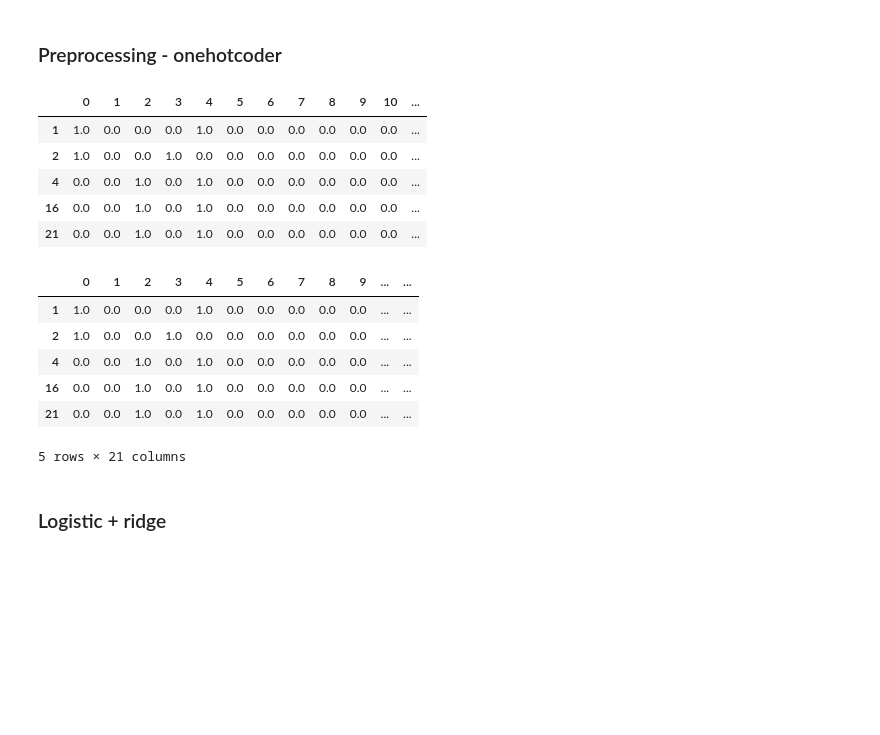
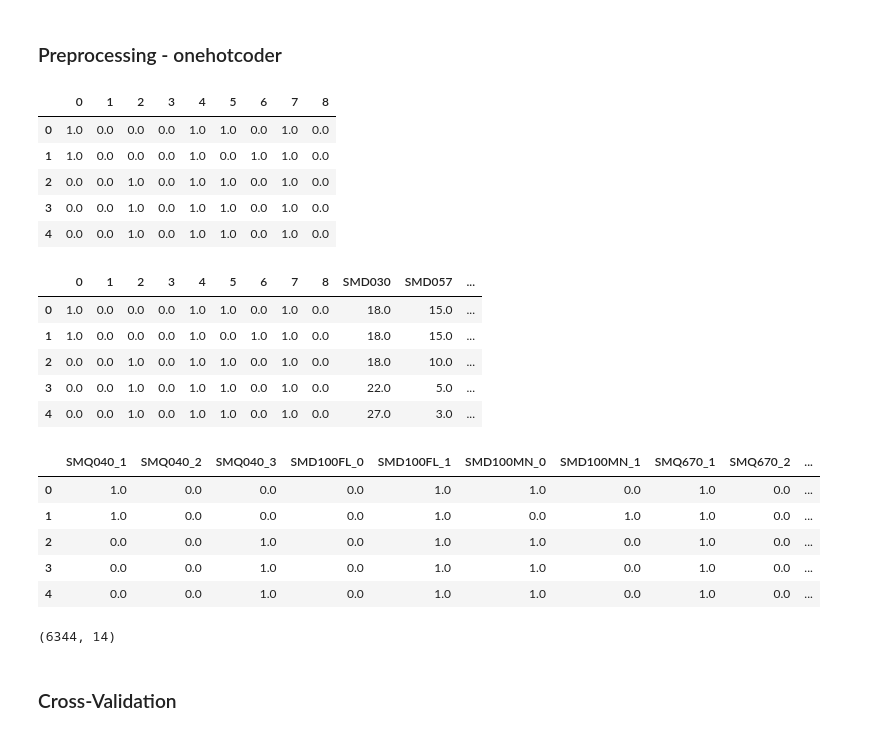
Before and after one commit to little-ningmeng/final_project_p2, a Jupyter notebook: Final Project.ipynb, the cells around one changed output. Drawn from its saved outputs; the diff is of its cells as text; code cells hidden in the pictures; blank space fills up the shorter version.

```diff
--- a/Final Project.ipynb
+++ b/Final Project.ipynb
@@ -216,6 +223,9 @@ data_sm_filtered.shape
 (3389, 12)
 # %% [markdown]
 ### use mean() to replace NaN
+# %%
+# SMD100MN float error
+data_sm_filtered.loc[data_sm_filtered['SMD100MN'] < 0.5, 'SMD100MN'] = 0.0
 # %%
 data_sm_filtered.fillna(round(data_sm_filtered.mean(),0), inplace=True)
 data_sm_filtered.head()
@@ -280,0 +308,6 @@ X.corr()
+# %%
+from collections import Counter
+ros = RandomOverSampler(random_state=42)
+X_ros, y_ros = ros.fit_resample(X, y)
+print("Random Oversampling:")
+print(sorted(Counter(y_ros).items()))
@@ -281,3 +329,6 @@ X.corr()
+# %%
+X = X_ros
+y = y_ros
 # %% [markdown]
 ## GAM
 # %% [markdown]
@@ -308,7 +359,7 @@ gam.lam
 # %% [markdown]
 ### Preprocessing - onehotcoder
 # %%
-X_need_encode = X[["SMQ040", "SMQ078", "SMD100FL", "SMD100MN", "SMQ670"]]
+X_need_encode = X[["SMQ040", "SMD100FL", "SMD100MN", "SMQ670"]]
 encoder = OneHotEncoder()
 X_need_encoded = encoder.fit_transform(X_need_encode)
 # %%
@@ -320,23 +371,37 @@ for i in X_need_encoded_pro.columns:
 X_need_encoded_pro.columns = stt
 X_need_encoded_pro.head()
 # %% [output]
-|  | 0 | 1 | 2 | 3 | 4 | 5 | 6 | 7 | 8 | 9 | 10 | ... |
-| 1 | 1.0 | 0.0 | 0.0 | 0.0 | 1.0 | 0.0 | 0.0 | 0.0 | 0.0 | 0.0 | 0.0 | ... |
-| 2 | 1.0 | 0.0 | 0.0 | 1.0 | 0.0 | 0.0 | 0.0 | 0.0 | 0.0 | 0.0 | 0.0 | ... |
-| 4 | 0.0 | 0.0 | 1.0 | 0.0 | 1.0 | 0.0 | 0.0 | 0.0 | 0.0 | 0.0 | 0.0 | ... |
-| 16 | 0.0 | 0.0 | 1.0 | 0.0 | 1.0 | 0.0 | 0.0 | 0.0 | 0.0 | 0.0 | 0.0 | ... |
-| 21 | 0.0 | 0.0 | 1.0 | 0.0 | 1.0 | 0.0 | 0.0 | 0.0 | 0.0 | 0.0 | 0.0 | ... |
+|  | 0 | 1 | 2 | 3 | 4 | 5 | 6 | 7 | 8 |
+| 0 | 1.0 | 0.0 | 0.0 | 0.0 | 1.0 | 1.0 | 0.0 | 1.0 | 0.0 |
+| 1 | 1.0 | 0.0 | 0.0 | 0.0 | 1.0 | 0.0 | 1.0 | 1.0 | 0.0 |
+| 2 | 0.0 | 0.0 | 1.0 | 0.0 | 1.0 | 1.0 | 0.0 | 1.0 | 0.0 |
+| 3 | 0.0 | 0.0 | 1.0 | 0.0 | 1.0 | 1.0 | 0.0 | 1.0 | 0.0 |
+| 4 | 0.0 | 0.0 | 1.0 | 0.0 | 1.0 | 1.0 | 0.0 | 1.0 | 0.0 |
 # %%
-X_left = X.drop(["SMQ040", "SMQ078", "SMD100FL", "SMD100MN", "SMQ670"], axis=1)
+X_left = X.drop(["SMQ040", "SMD100FL", "SMD100MN", "SMQ670"], axis=1)
 X_encoded = pd.concat([X_need_encoded_pro, X_left], axis=1)
 X_encoded.head()
 # %% [output]
-|  | 0 | 1 | 2 | 3 | 4 | 5 | 6 | 7 | 8 | 9 | ... | ... |
-| 1 | 1.0 | 0.0 | 0.0 | 0.0 | 1.0 | 0.0 | 0.0 | 0.0 | 0.0 | 0.0 | ... | ... |
-| 2 | 1.0 | 0.0 | 0.0 | 1.0 | 0.0 | 0.0 | 0.0 | 0.0 | 0.0 | 0.0 | ... | ... |
-| 4 | 0.0 | 0.0 | 1.0 | 0.0 | 1.0 | 0.0 | 0.0 | 0.0 | 0.0 | 0.0 | ... | ... |
-| 16 | 0.0 | 0.0 | 1.0 | 0.0 | 1.0 | 0.0 | 0.0 | 0.0 | 0.0 | 0.0 | ... | ... |
-| 21 | 0.0 | 0.0 | 1.0 | 0.0 | 1.0 | 0.0 | 0.0 | 0.0 | 0.0 | 0.0 | ... | ... |
+|  | 0 | 1 | 2 | 3 | 4 | 5 | 6 | 7 | 8 | SMD030 | SMD057 | ... |
+| 0 | 1.0 | 0.0 | 0.0 | 0.0 | 1.0 | 1.0 | 0.0 | 1.0 | 0.0 | 18.0 | 15.0 | ... |
+| 1 | 1.0 | 0.0 | 0.0 | 0.0 | 1.0 | 0.0 | 1.0 | 1.0 | 0.0 | 18.0 | 15.0 | ... |
+| 2 | 0.0 | 0.0 | 1.0 | 0.0 | 1.0 | 1.0 | 0.0 | 1.0 | 0.0 | 18.0 | 10.0 | ... |
+| 3 | 0.0 | 0.0 | 1.0 | 0.0 | 1.0 | 1.0 | 0.0 | 1.0 | 0.0 | 22.0 | 5.0 | ... |
+| 4 | 0.0 | 0.0 | 1.0 | 0.0 | 1.0 | 1.0 | 0.0 | 1.0 | 0.0 | 27.0 | 3.0 | ... |
-5 rows × 21 columns
-# %% [markdown]
-### Logistic + ridge
+# %%
+X_encoded.columns = ['SMQ040_1', 'SMQ040_2', 'SMQ040_3', 'SMD100FL_0', 'SMD100FL_1', 'SMD100MN_0', 'SMD100MN_1',
+                     'SMQ670_1', 'SMQ670_2', 'SMD030', 'SMD057', "SMQ078", 'SMD641', 'SMD650']
+X_encoded.head()
+# %% [output]
+|  | SMQ040_1 | SMQ040_2 | SMQ040_3 | SMD100FL_0 | SMD100FL_1 | SMD100MN_0 | SMD100MN_1 | SMQ670_1 | SMQ670_2 | ... |
+| 0 | 1.0 | 0.0 | 0.0 | 0.0 | 1.0 | 1.0 | 0.0 | 1.0 | 0.0 | ... |
+| 1 | 1.0 | 0.0 | 0.0 | 0.0 | 1.0 | 0.0 | 1.0 | 1.0 | 0.0 | ... |
+| 2 | 0.0 | 0.0 | 1.0 | 0.0 | 1.0 | 1.0 | 0.0 | 1.0 | 0.0 | ... |
+| 3 | 0.0 | 0.0 | 1.0 | 0.0 | 1.0 | 1.0 | 0.0 | 1.0 | 0.0 | ... |
+| 4 | 0.0 | 0.0 | 1.0 | 0.0 | 1.0 | 1.0 | 0.0 | 1.0 | 0.0 | ... |
+# %%
+X_encoded.shape
+# %% [output]
+(6344, 14)
+# %% [markdown]
+### Cross-Validation
```
Also changed, not shown: parts of 50 cells of this notebook.
